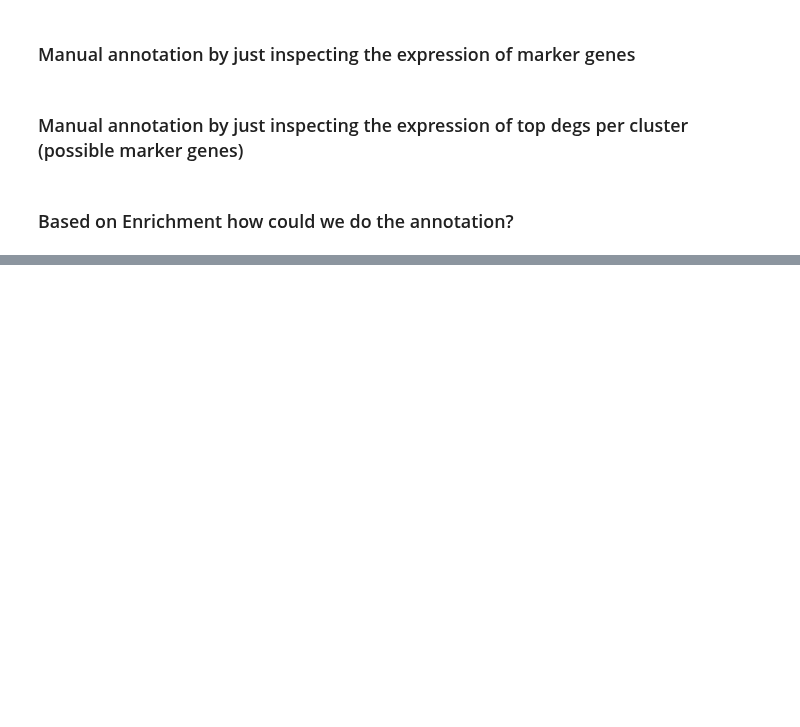
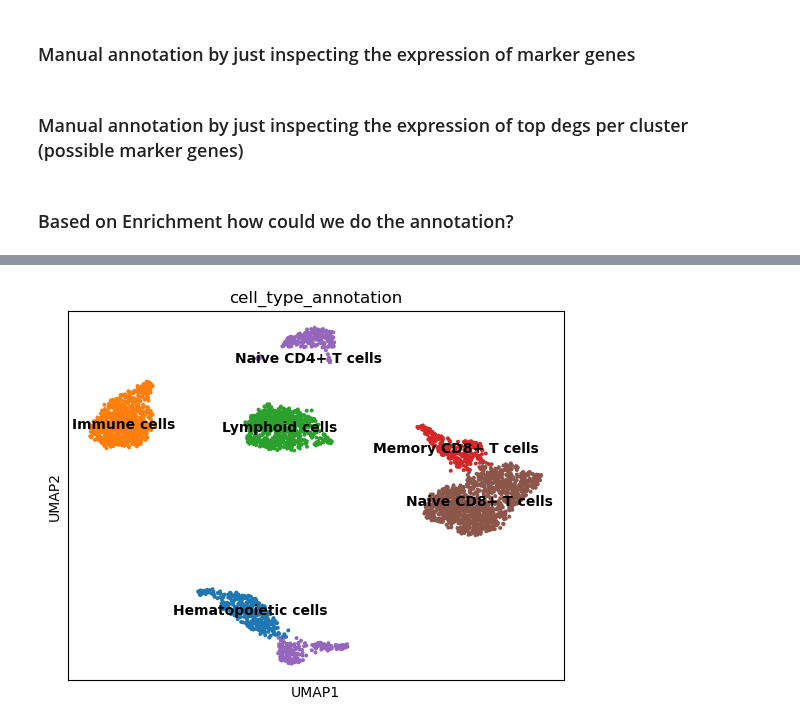
Before and after one commit to GeorgakilasLab/Workshop_scRNAseq_Analysis, a Jupyter notebook: annotation/Annotation.ipynb, the cells around one changed output, grey strips where cells are left out. Drawn from its saved outputs; the diff is of its cells as text; code cells hidden in the pictures; blank space fills up the shorter version.

Commit message:
changes in annotation process

```diff
--- a/annotation/Annotation.ipynb
+++ b/annotation/Annotation.ipynb
@@ -90,0 +80,6 @@ for cat in classes:
+# %%
+deg_genes_by_cluster = {
+    group: set(degs.loc[degs["group"] == group, "names"].dropna())
+    for group in degs["group"].unique()
+}
+deg_genes_by_cluster
@@ -90,0 +108,23 @@ for cat in classes:
+# %%
+best_annotations = (
+    enrichment_df
+    .sort_values(["cluster", "pvalue"])
+    .groupby("cluster")
+    .head(1)
+)
+
+best_annotations
+# %%
+cluster_to_celltype = dict(
+    zip(
+        best_annotations["cluster"],
+        best_annotations["cell_type"]
+    )
+)
+
+cluster_to_celltype
+# %%
+adata.obs["cell_type_annotation"] = (
+    adata.obs["leiden_r_0.5"]
+    .map(cluster_to_celltype)
+)
@@ -90,0 +146,8 @@ for cat in classes:
+# %%
+sc.pl.umap(
+    adata,
+    color="cell_type_annotation",
+    legend_loc="on data"
+)
+# %% [output]
+[figure, added]
```
Also changed, not shown: parts of 3 cells of this notebook, 1 other file.
